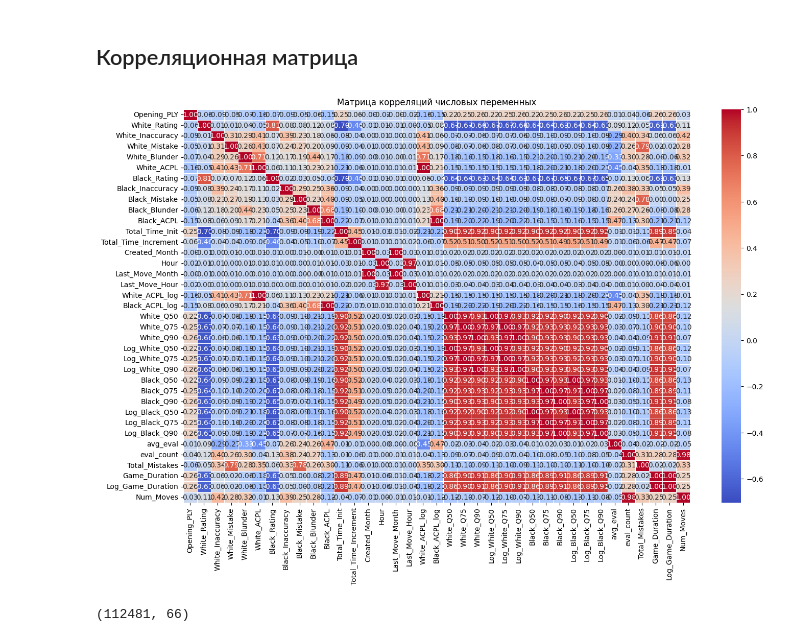
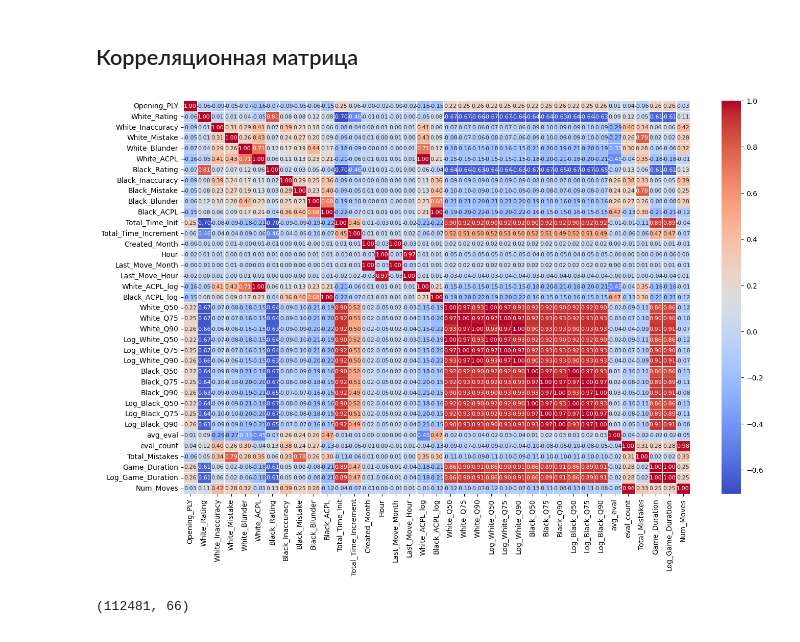
Before and after one commit to Alisa-Shikanyan/ABD-3-chess, a Jupyter notebook: EDA.ipynb, the cells around one changed output. Saved outputs shown, nothing was run; the diff lists cells and outputs as text; code cells hidden in the pictures.

Commit message:
Fixed font size in Matrix

```diff
--- a/EDA.ipynb
+++ b/EDA.ipynb
@@ -1741,15 +1741,17 @@ df.describe()
 # %% [markdown]
 ## Корреляционная матрица
 # %%
-correlation_matrix = df.select_dtypes(include=[np.number]).corr(method='spearman')
+correlation_matrix = df.select_dtypes(
+    include=[np.number]).corr(method='spearman')
 
 plt.figure(figsize=(16, 10))
+
 sns.heatmap(correlation_matrix, annot=True, fmt=".2f",
-            cmap="coolwarm", linewidths=0.5)
-plt.title("Матрица корреляций числовых переменных")
+            cmap="coolwarm", linewidths=0.5,
+            annot_kws={"size": 8})
 plt.show()
 # %% [output]
-[figure, old version]
+[figure, new version]
 # %%
 # TODO: Добавить категориальные признаки
 # %%
```
